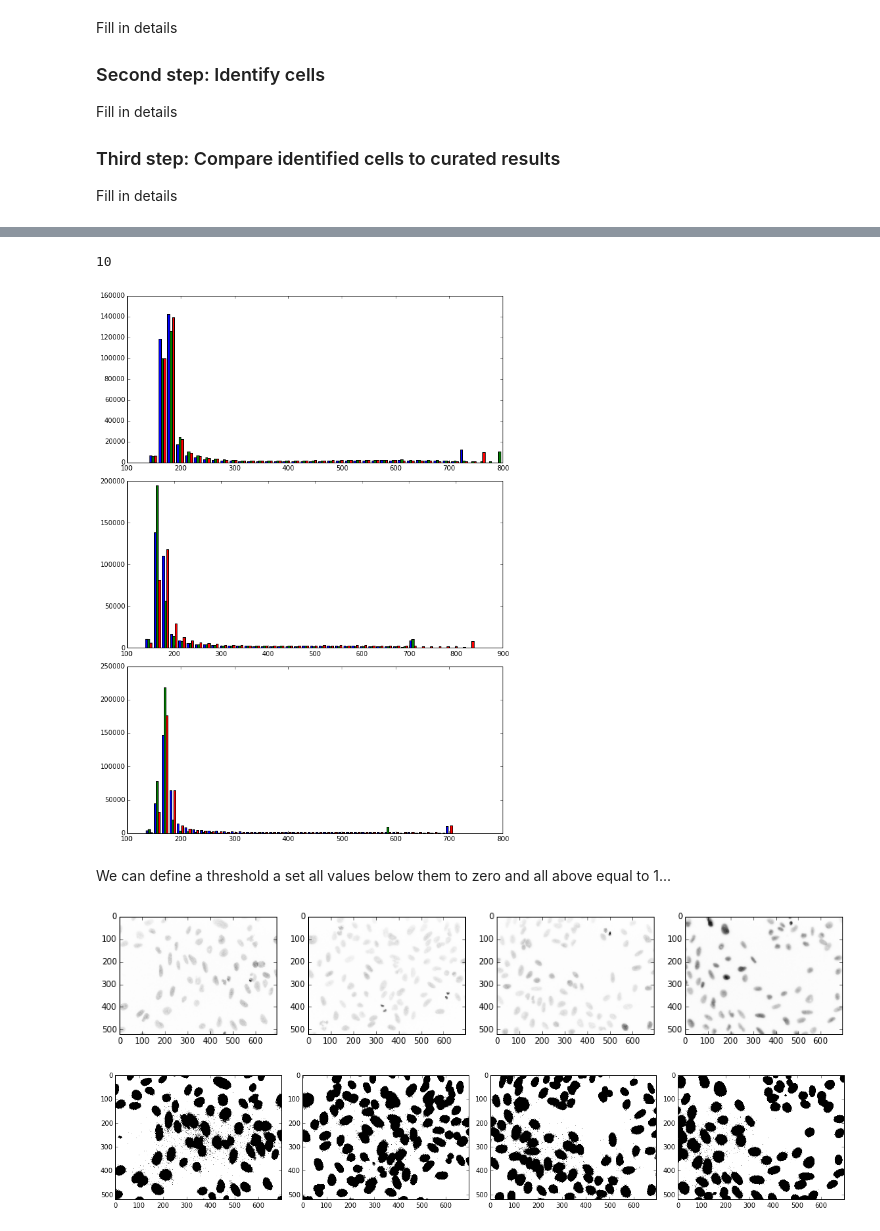
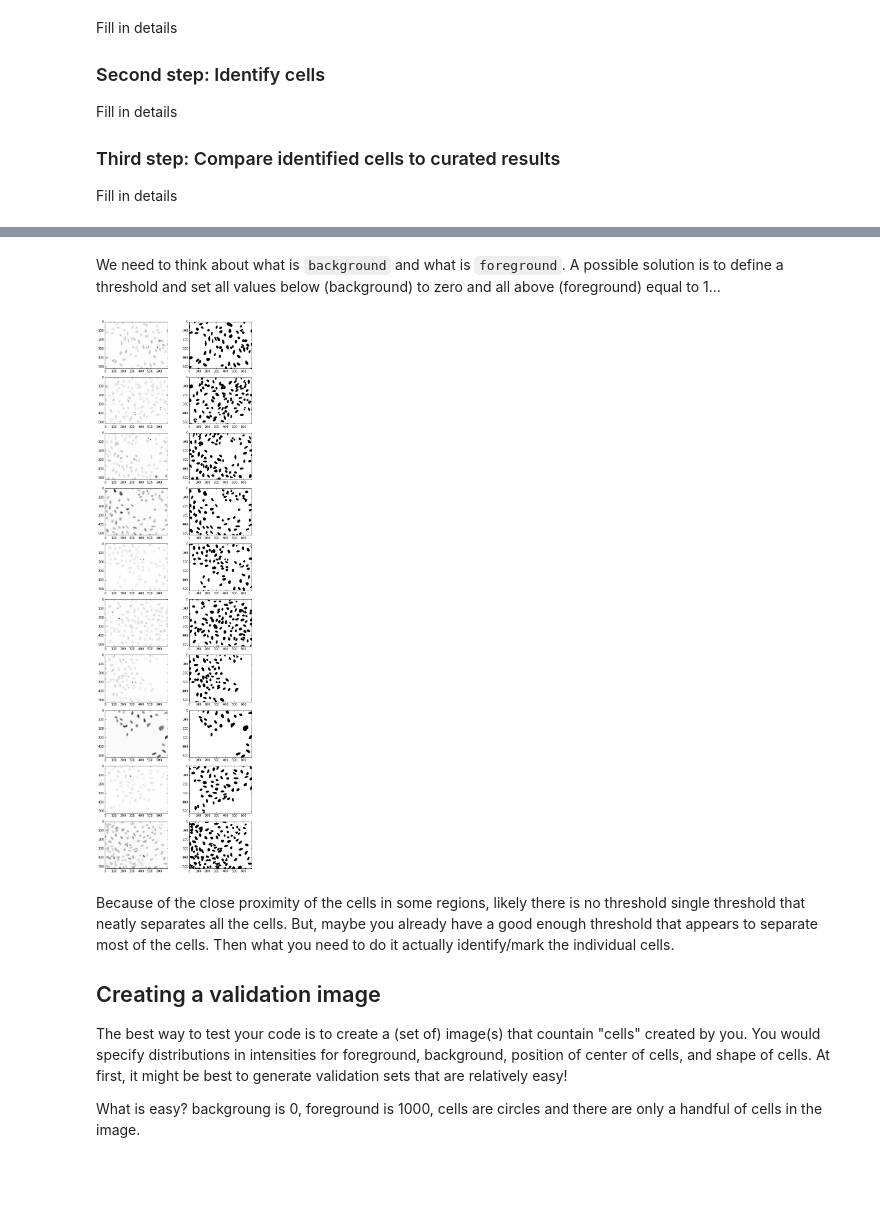
Before and after one commit to amarallab/Introduction-to-Python-Programming-and-Data-Science, a Jupyter notebook: Lessons/Day8_pm1_Cell_detection_project.ipynb, the cells around one changed output, grey strips where cells are left out. Cells and saved outputs as stored; diff of their text form; code cells hidden in the pictures; blank space fills up the shorter version.

```diff
--- a/Lessons/Day8_pm1_Cell_detection_project.ipynb
+++ b/Lessons/Day8_pm1_Cell_detection_project.ipynb
@@ -34,17 +40,13 @@ Fill in details
 # %%
-paths = glob.glob('../Data/Cell_images/BBBC022_v1_images_20585w1/*')
-
-fig, plots = plt.subplots(figsize=(16, 8), nrows=1, ncols=4)
-print(type(plots[0]))
+#answer
+fig, plots = plt.subplots(figsize=(12, 9), nrows=3, ncols=3)
 
 images = []
 for i, file in enumerate(paths):
     images.append(imread(file))
-    if i < 4:
-        plots[i].imshow(images[i][:,:], cmap=cm.Greys)
+    if i < 9:
+        plots[i%3, int(i/3)].imshow(images[i][:,:], cmap=cm.Greys)
 
 plt.tight_layout()
 plt.show()
-
-print('type is:', type(images[-1]))
 # %% [output]
@@ -93,15 +117,2 @@ for i, value in enumerate(values):
-# %%
-print(len(values))
-fig, plots = plt.subplots(figsize=(9, 12), nrows=3, ncols=1)
-k = 0
-for i in range(0, len(values)-1, 3):
-    plots[k].hist(values[i:i+3], bins = 40)
-    k += 1
-
-plt.tight_layout()
-plt.show()
-# %% [output]
-10
-[figure, removed]
 # %% [markdown]
-We can define a threshold a set all values below them to zero and all above equal to 1...
+We need to think about what is `background` and what is `foreground`. A possible solution is to define a threshold and set all values below (background) to zero and all above (foreground) equal to 1...
@@ -108,5 +121,6 @@ We can define a threshold a set all values below them to zero and all above equa
 # %%
-factor = 1.
+#answer
+factor = 15.0
 
 masks = []
 for i, image in enumerate(images):
@@ -117,7 +131,6 @@ for i, image in enumerate(images):
     for j in range(len(image)):
         masks[-1].append([])
         for l in range(len(image[j])):
-            #print(i, j, images[i][j][l])
             if images[i][j][l] < mean + factor * st_dev:
                 masks[-1][-1].append(0)
             else:
@@ -125,16 +138,21 @@ for i, image in enumerate(images):
 
 masks = np.array(masks)
 # %%
-fig, plots = plt.subplots(figsize=(16, 8), nrows=1, ncols=4)
-for i, image in enumerate(images[:4]):
-    plots[i].imshow(image[:,:], cmap=cm.Greys)
+fig, plots = plt.subplots(figsize=(8, 25), nrows=10, ncols=2)
 
-fig, plotsb = plt.subplots(figsize=(16, 8), nrows=1, ncols=4)
-for i, mask in enumerate(masks[:4]):
-    plotsb[i].imshow(mask[:,:], cmap=cm.Greys)
+for i in range(10):
+    plots[i][0].imshow(images[i], cmap=cm.Greys)
+    plots[i][1].imshow(masks[i][:,:], cmap=cm.Greys)
 
 plt.tight_layout()
 plt.show()
 # %% [output]
-[figure, old version]
+[figure, new version]
-[figure, removed]
+# %% [markdown]
+Because of the close proximity of the cells in some regions, likely there is no threshold single threshold that neatly separates all the cells. But, maybe you already have a good enough threshold that appears to separate most of the cells.  Then what you need to do it actually identify/mark the individual cells.
+
+## Creating a validation image
+
+The best way to test your code is to create a (set of) image(s) that countain "cells" created by you.  You would specify distributions in intensities for foreground, background, position of center of cells, and shape of cells. At first, it might be best to generate validation sets that are relatively easy!
+
+What is easy? backgroung is 0, foreground is 1000, cells are circles and there are only a handful of cells in the image.
```
Also changed, not shown: parts of 19 cells of this notebook.
